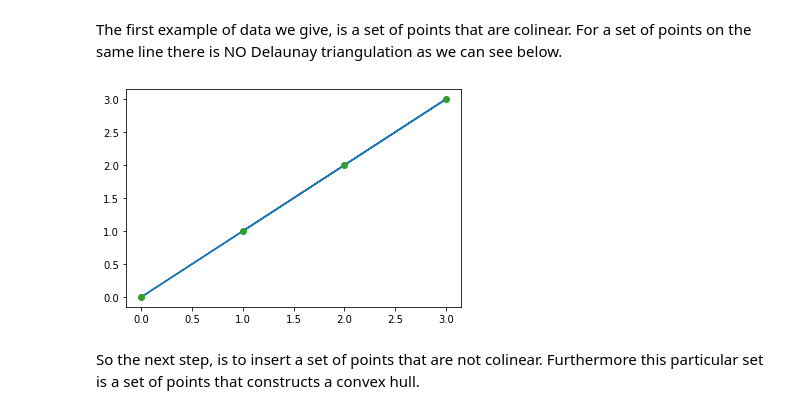
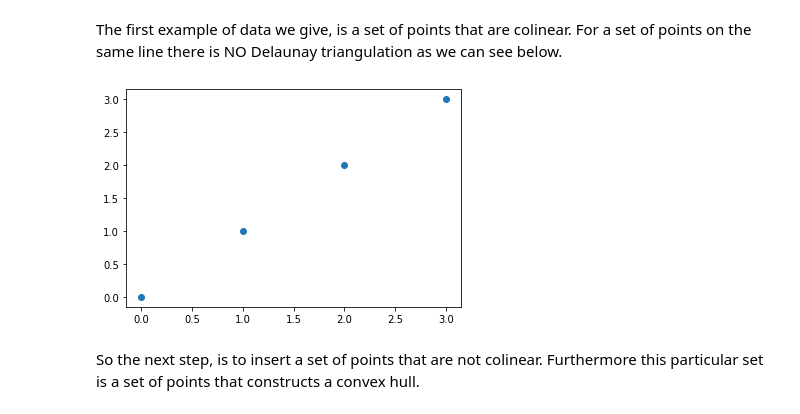
Before and after one commit to TsFotini/Computational_Geometry, a Jupyter notebook: Geometry03/Untitled.ipynb, the cells around one changed output. Drawn from its saved outputs; the diff is of its cells as text; code cells hidden in the pictures.

```diff
--- a/Geometry03/Untitled.ipynb
+++ b/Geometry03/Untitled.ipynb
@@ -131,11 +129,10 @@ The first example of data we give, is a set of points that are colinear. For a s
 # %%
 from scipy.spatial import Delaunay
 straight_line_points = np.array([[0,0], [1,1], [2,2], [3,3]])
-plt.triplot(straight_line_points[:,0], straight_line_points[:,1], tri.simplices)
 plt.plot(straight_line_points[:,0], straight_line_points[:,1], 'o')
 plt.show()
 # %% [output]
-[figure, old version]
+[figure, new version]
 # %% [markdown]
 So the next step, is to insert a set of points that are not colinear. Furthermore this particular set is a set of points that constructs a convex hull.
 # %%
```
Also changed, not shown: parts of 24 cells of this notebook.
